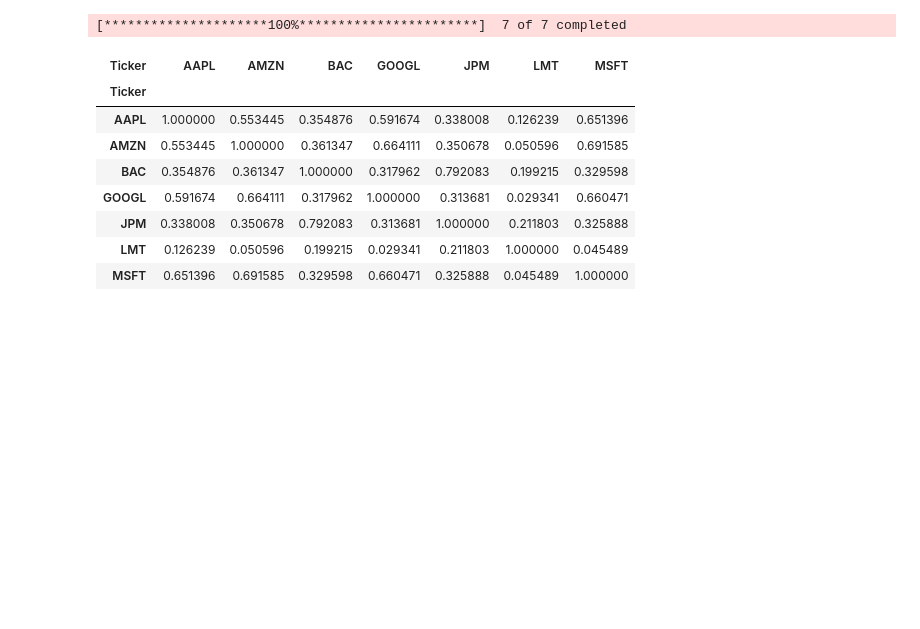
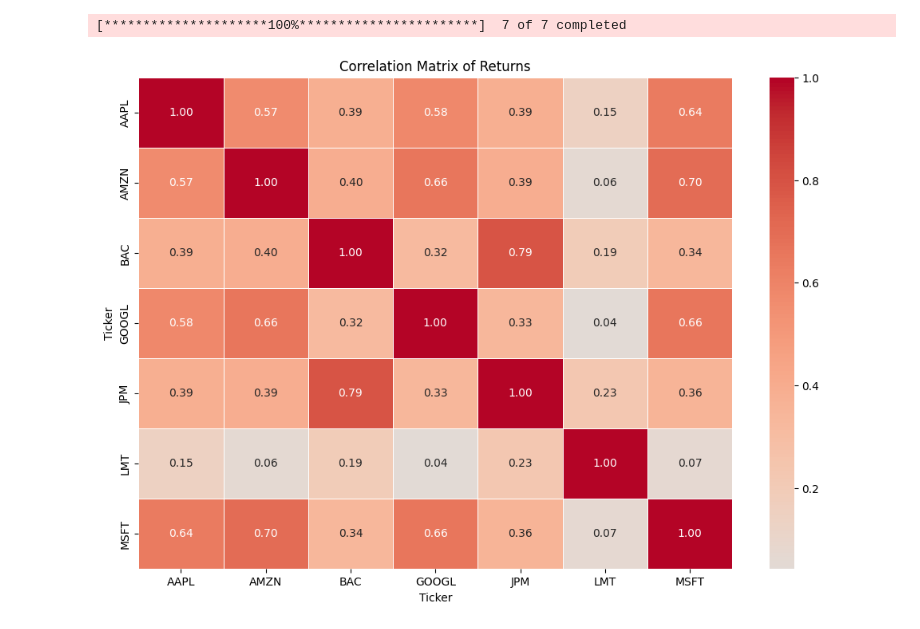
Before and after one commit to sschneidinger/sschneidinger, a Jupyter notebook: Project 2/Efficiency.Frontier.ipynb, the cells around one changed output. Drawn from its saved outputs; the diff is of its cells as text; code cells hidden in the pictures; blank space fills up the shorter version.

```diff
--- a/Project 2/Efficiency.Frontier.ipynb
+++ b/Project 2/Efficiency.Frontier.ipynb
@@ -24,19 +24,20 @@ returns = returns.dropna() # Drop NaN values
 # Calculate the mean and variance of the returns
 mean_returns = returns.mean() # Mean returns
 variance_returns = returns.var() # Variance of returns
-# %%
-# Correlation matrix
-returns.corr()
-# %% [output]
-| Ticker | AAPL | AMZN | BAC | GOOGL | JPM | LMT | MSFT |
-| Ticker |  |  |  |  |  |  |  |
-| AAPL | 1.000000 | 0.553445 | 0.354876 | 0.591674 | 0.338008 | 0.126239 | 0.651396 |
-| AMZN | 0.553445 | 1.000000 | 0.361347 | 0.664111 | 0.350678 | 0.050596 | 0.691585 |
-| BAC | 0.354876 | 0.361347 | 1.000000 | 0.317962 | 0.792083 | 0.199215 | 0.329598 |
-| GOOGL | 0.591674 | 0.664111 | 0.317962 | 1.000000 | 0.313681 | 0.029341 | 0.660471 |
-| JPM | 0.338008 | 0.350678 | 0.792083 | 0.313681 | 1.000000 | 0.211803 | 0.325888 |
-| LMT | 0.126239 | 0.050596 | 0.199215 | 0.029341 | 0.211803 | 1.000000 | 0.045489 |
-| MSFT | 0.651396 | 0.691585 | 0.329598 | 0.660471 | 0.325888 | 0.045489 | 1.000000 |
+# %%
+# Correlation matrix
+returns.corr()
+
+# Assuming `returns` is your DataFrame of returns
+corr_matrix = returns.corr()
+
+# Plot the heatmap
+plt.figure(figsize=(12, 8))  # Optional: adjust the size
+sns.heatmap(corr_matrix, annot=True, cmap='coolwarm', center=0, fmt=".2f", linewidths=0.5)
+plt.title('Correlation Matrix of Returns')
+plt.show()
+# %% [output]
+[figure, added]
 # %%
 returns
 # %% [output]
```
Also changed, not shown: parts of 15 cells of this notebook, 1 other file.
